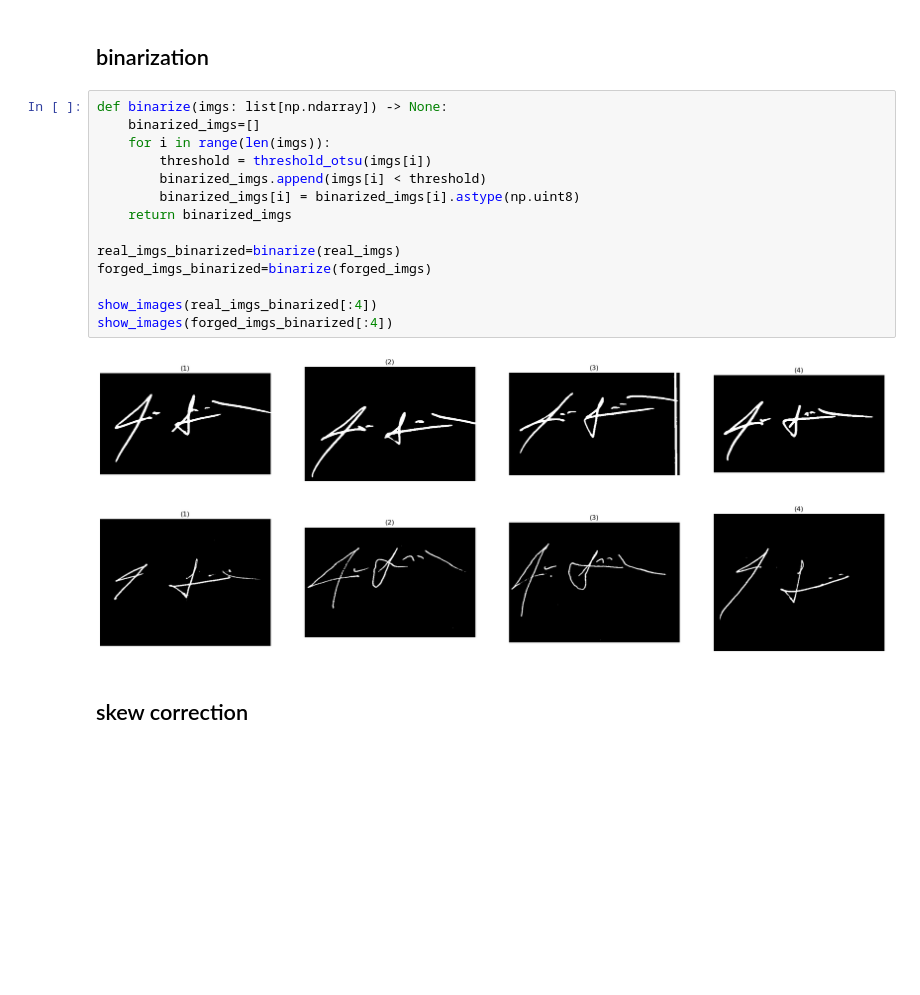
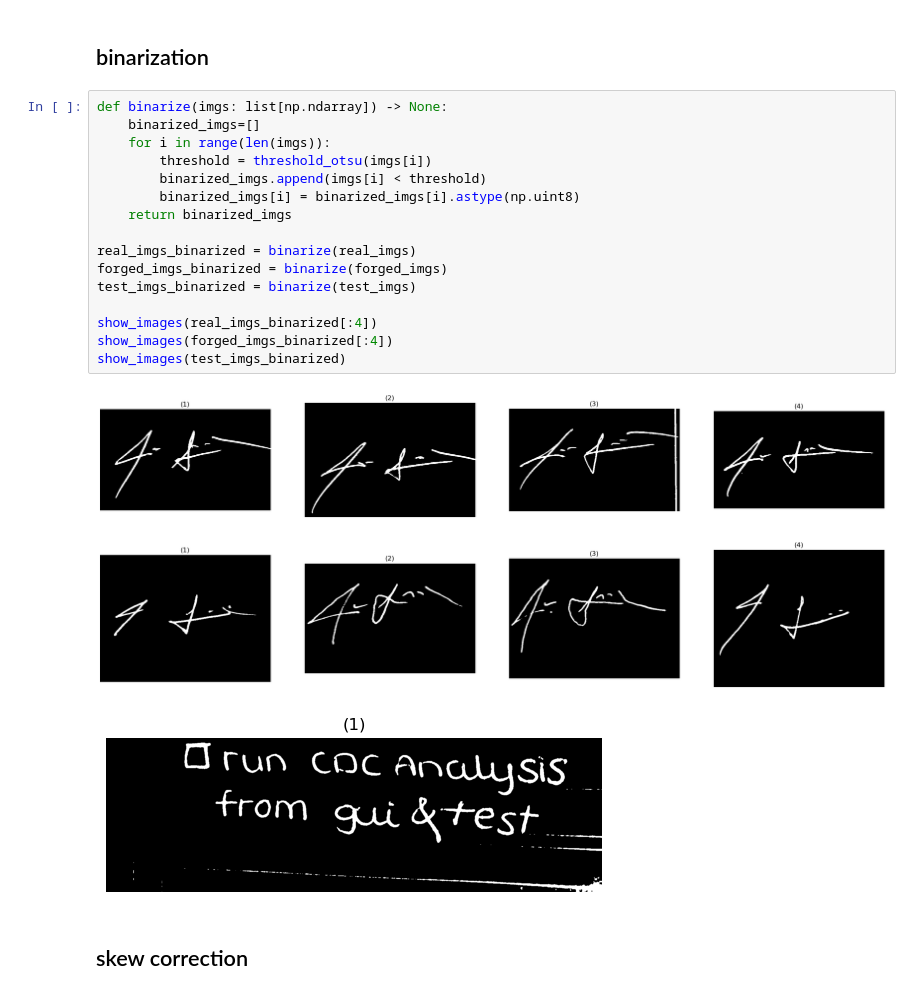
Before and after one commit to yasmin-hashem24/Signarture_verification_Image23, a Jupyter notebook: all.ipynb, the cells around one changed output. Cells and saved outputs as stored; diff of their text form; blank space fills up the shorter version.

```diff
--- a/all.ipynb
+++ b/all.ipynb
@@ -241,20 +255,23 @@ show_images(forged_imgs[:4])
 # %%
 def binarize(imgs: list[np.ndarray]) -> None:
     binarized_imgs=[]
     for i in range(len(imgs)):
         threshold = threshold_otsu(imgs[i])
         binarized_imgs.append(imgs[i] < threshold)
         binarized_imgs[i] = binarized_imgs[i].astype(np.uint8)
     return binarized_imgs
 
-real_imgs_binarized=binarize(real_imgs)
-forged_imgs_binarized=binarize(forged_imgs)
+real_imgs_binarized = binarize(real_imgs)
+forged_imgs_binarized = binarize(forged_imgs)
+test_imgs_binarized = binarize(test_imgs)
 
 show_images(real_imgs_binarized[:4])
 show_images(forged_imgs_binarized[:4])
+show_images(test_imgs_binarized)
 # %% [output]
 [figure]
 [figure]
+[figure, added]
 # %% [markdown]
 ## skew correction
 # %%
```
Also changed, not shown: parts of 13 cells of this notebook, 1 other file.
